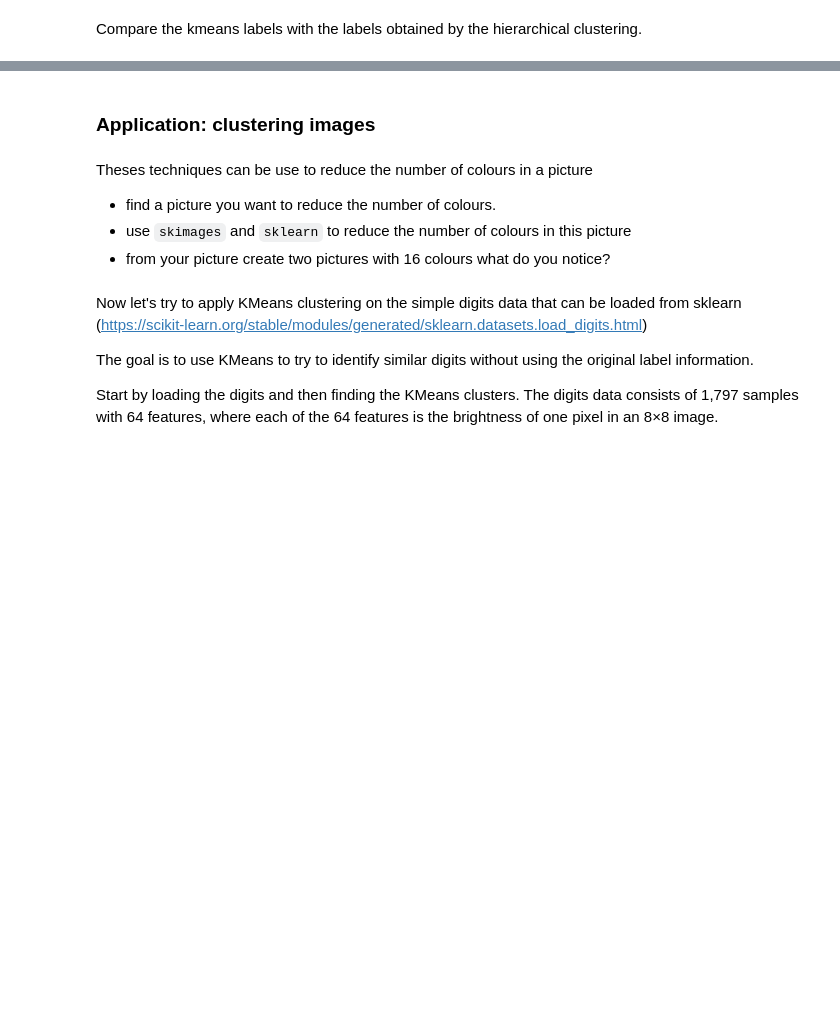
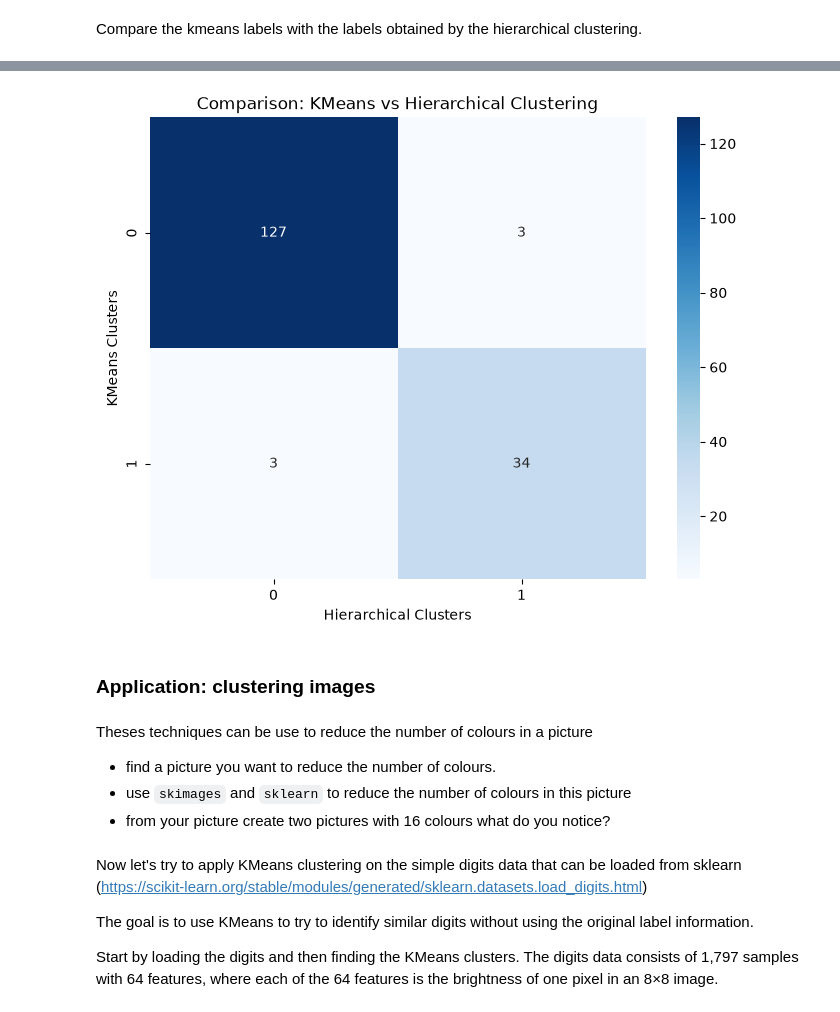
Before and after one commit to Robert-dataAI/ML2.2_ensemble_methods_intro, a Jupyter notebook: notebooks/Clustering_v3.ipynb, the cells around one changed output, grey strips where cells are left out. Saved outputs shown, nothing was run; the diff lists cells and outputs as text; code cells hidden in the pictures; blank space fills up the shorter version.

Commit message:
subiendo notebook de Clustering elaborado en asa

```diff
--- a/notebooks/Clustering_v3.ipynb
+++ b/notebooks/Clustering_v3.ipynb
@@ -858,0 +1334,66 @@ Compare the kmeans labels with the labels obtained by the hierarchical clusterin
+# %%
+# code here
+
+from sklearn.metrics import adjusted_rand_score
+
+# #  Comparar las etiquetas de ambos algoritmos
+# Crear un DataFrame para comparar las etiquetas
+comparison_labels = pd.DataFrame({
+    'KMeans': best_labels,
+    'Hierarchical': hierarchical_labels
+})
+
+print(comparison_labels.head(20))
+
+# # Crear una tabla de contingencia
+# Tabla de contingencia
+contingency_table = pd.crosstab(
+    comparison_labels['KMeans'],
+    comparison_labels['Hierarchical'],
+    rownames=['KMeans'],
+    colnames=['Hierarchical']
+)
+
+print(contingency_table)
+
+# # Calcular el porcentaje de coincidencia
+# Porcentaje de coincidencia directa
+agreement = (
+    comparison_labels['KMeans'] ==
+    comparison_labels['Hierarchical']
+).mean() * 100
+
+print(f"Agreement: {agreement:.2f}%")
+
+# # Calcular Adjusted Rand Index (El ARI compara las agrupaciones sin depender del número asignado a cada etiqueta)
+ari = adjusted_rand_score(
+    best_labels,
+    hierarchical_labels
+)
+
+"""
+Interpretación:
+    ARI             Interpretación
+    Cerca de 1      Agrupaciones muy similares
+    Cerca de 0      Similitud comparable al azar
+    Cerca de -1     Desacuerdo muy importante
+"""
+
+print("Adjusted Rand Index:", ari)
+
+# # Visualizar la comparación
+plt.figure(figsize=(8, 6))
+
+sns.heatmap(
+    contingency_table,
+    annot=True,
+    fmt='d',
+    cmap='Blues'
+)
+
+plt.title('Comparison: KMeans vs Hierarchical Clustering')
+plt.xlabel('Hierarchical Clusters')
+plt.ylabel('KMeans Clusters')
+
+plt.show()
+# %% [output]
@@ -859,3 +1417,4 @@ Compare the kmeans labels with the labels obtained by the hierarchical clusterin
+[figure, added]
 # %% [markdown]
 ### Application: clustering images
 # %% [markdown]
```
Also changed, not shown: parts of 12 cells of this notebook, 2 other files.
